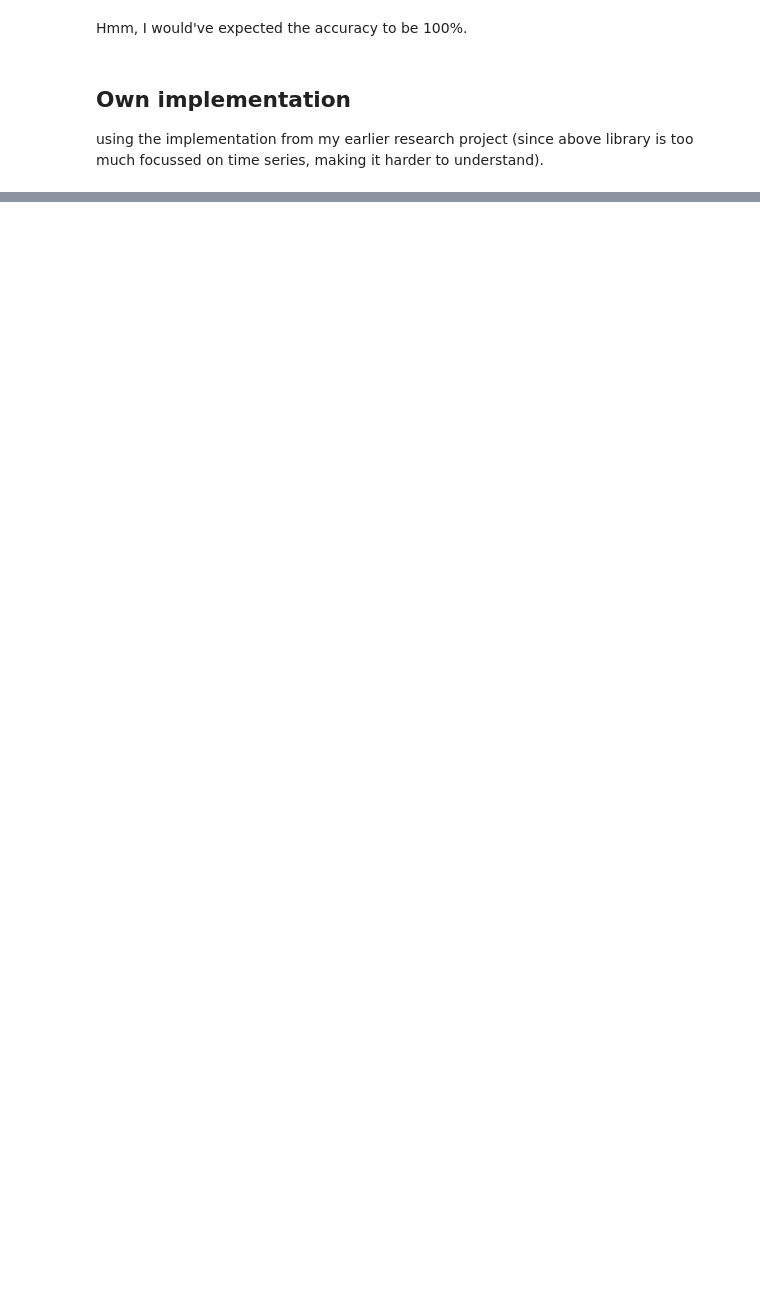
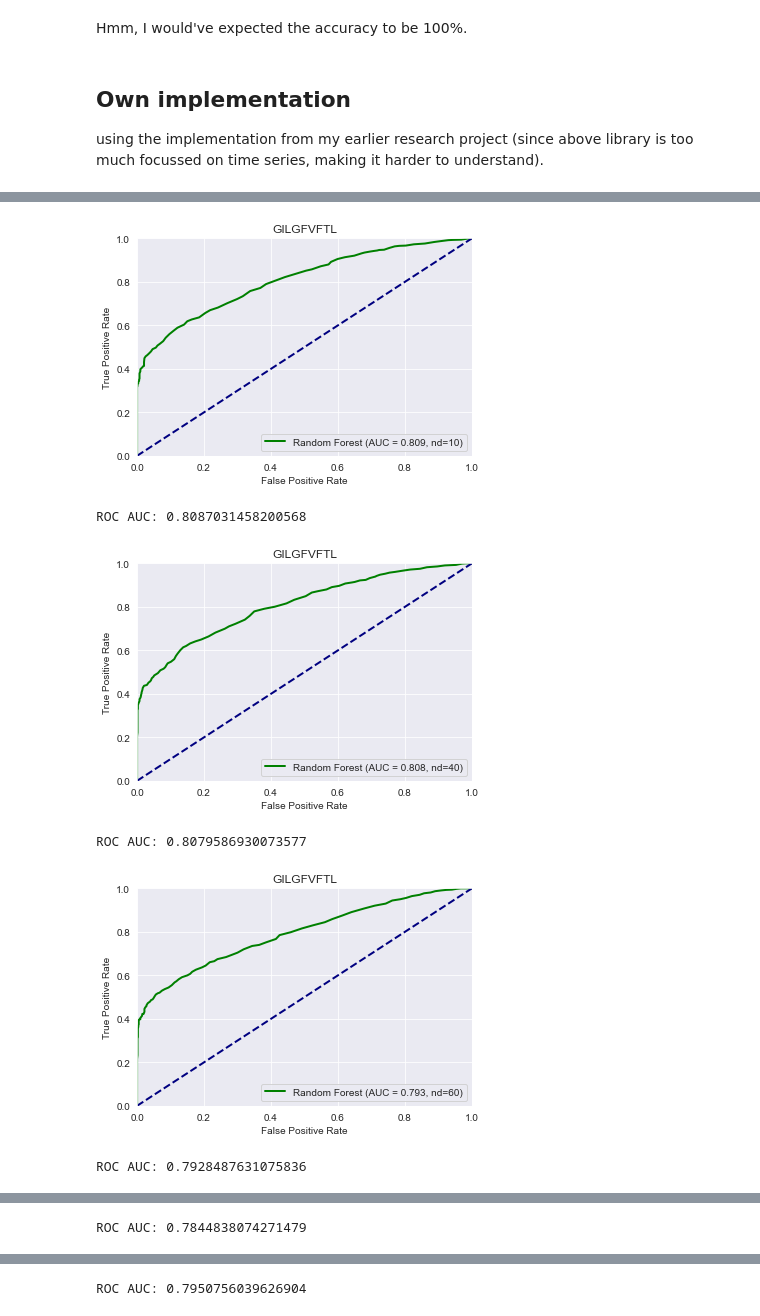
Before and after one commit to arnodeceuninck/thesis, a Jupyter notebook: 19 Proximity Forest.ipynb, the cells around one changed output, grey strips where cells are left out. Drawn from its saved outputs; the diff is of its cells as text; code cells hidden in the pictures; blank space fills up the shorter version.

```diff
--- a/19 Proximity Forest.ipynb
+++ b/19 Proximity Forest.ipynb
@@ -1040,0 +1202,18 @@ using the implementation from my earlier research project (since above library i
+# %%
+for nan_distance in [10, 40, 60, 80, 100]:
+    model = ProximityForestClassifier(reduce_features=False, distance_measure=calculate_tcr_dist_multiple_chains,
+                                      distance_kwargs={"nan_distance": nan_distance})
+    model.fit(train_X, train_y)
+
+    predictions = model.predict_proba(val_X)
+    fpr, tpr, thresholds = metrics.roc_curve(val_y, predictions[:, 1], pos_label=1)
+    roc_auc = metrics.auc(fpr, tpr)
+    plot_roc_curve(fpr, tpr, label=f'Random Forest (AUC = {roc_auc:.3f}, nd={nan_distance})', title="GILGFVFTL")
+    print(f"ROC AUC: {roc_auc}")
+# %% [output]
+[figure, added]
+ROC AUC: 0.8087031458200568
+[figure, added]
+ROC AUC: 0.8079586930073577
+[figure, added]
+ROC AUC: 0.7928487631075836
@@ -1040,0 +1221 @@ using the implementation from my earlier research project (since above library i
+ROC AUC: 0.7844838074271479
@@ -1040,0 +1223 @@ using the implementation from my earlier research project (since above library i
+ROC AUC: 0.7950756039626904
```
Also changed, not shown: parts of 69 cells of this notebook, 6 other files.
